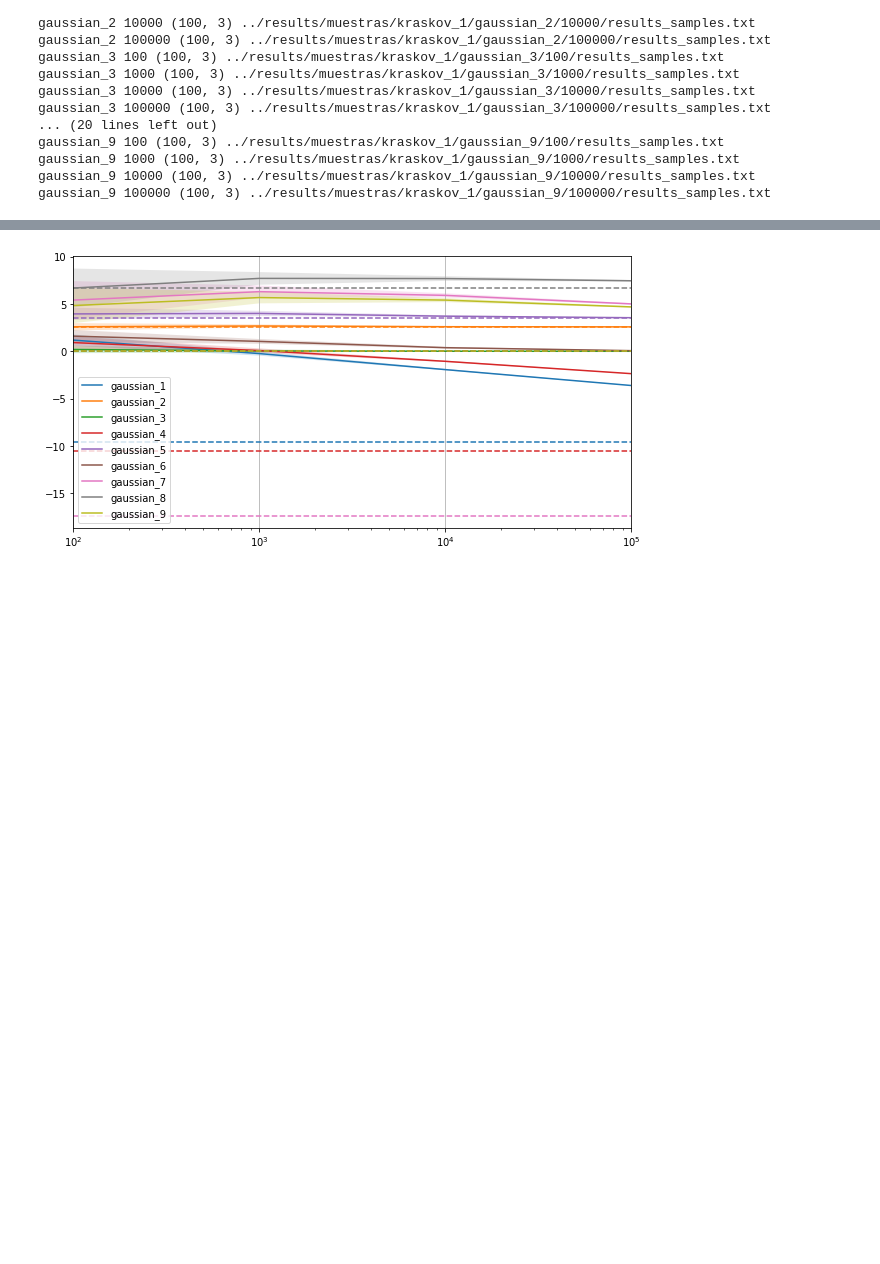
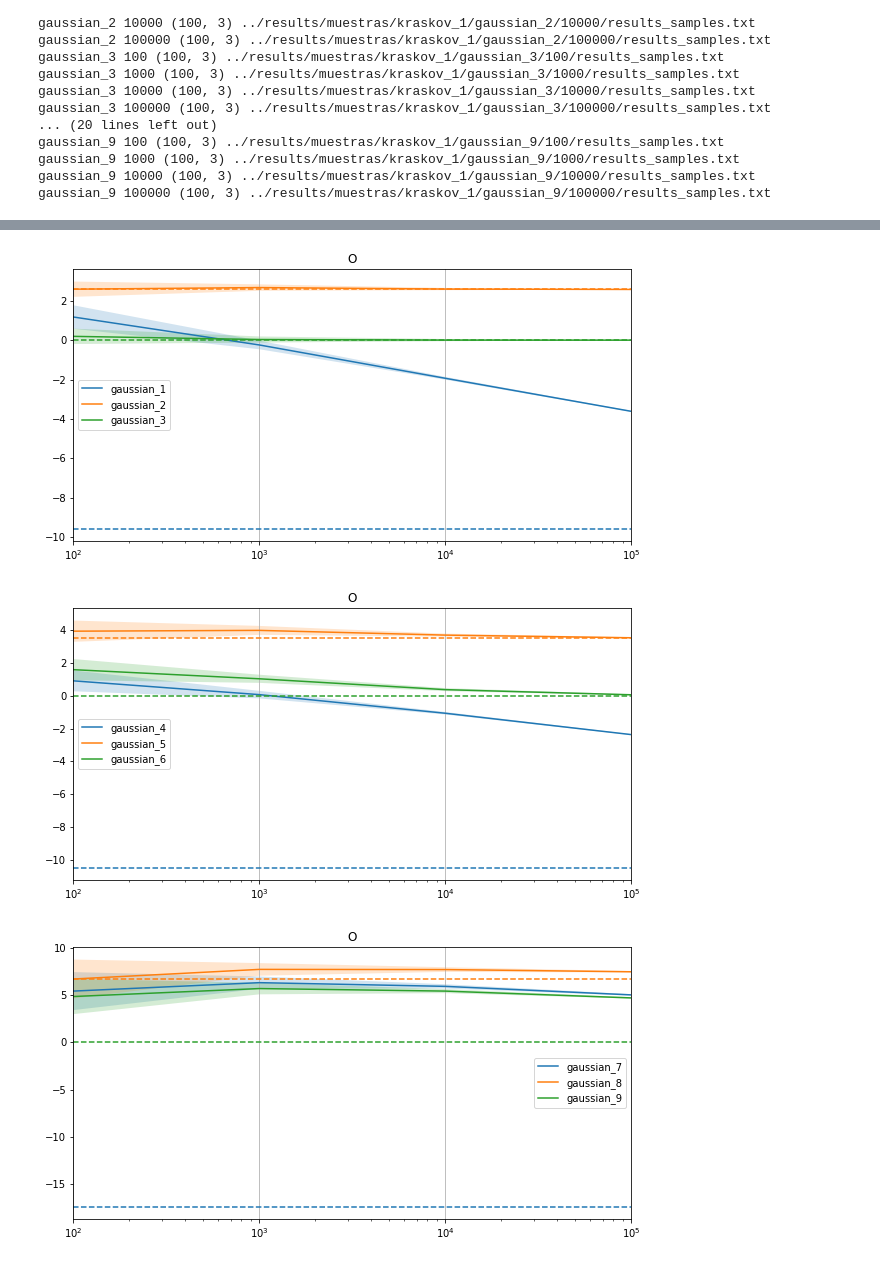
Before and after one commit to cjotade/whole-brain, a Jupyter notebook: src/display_results.ipynb, the cells around one changed output, grey strips where cells are left out. Saved outputs shown, nothing was run; the diff lists cells and outputs as text; code cells hidden in the pictures; blank space fills up the shorter version.

Commit message:
fixing group plot

```diff
--- a/src/display_results.ipynb
+++ b/src/display_results.ipynb
@@ -111,0 +45,3 @@ index = {
+# %%
+with open("../data/muestras/index.json", "r") as f:
+    index = json.load(f)
@@ -120,7 +76,7 @@ for gaussian_i in sorted(os.listdir(results_folder)):
         for i, metric_plot in enumerate(metrics_plot):
             ax.fill_between(mean.index, mean[metric_plot]-3*std[metric_plot], mean[metric_plot]+3*std[metric_plot], color=f"C{i}", alpha=0.5)
             ax.axhline(y=index[gaussian_i][metric_plot], color=f'C{i}', linestyle='--')
-        plt.title(gaussian_i)
+        plt.title(f"{gaussian_i} using Kraskov method")
         ax.set_xscale('log')
         plt.xlim(10**2, 10**5)
         plt.grid(axis="x")
@@ -140,21 +96,25 @@ for gaussian_i in sorted(os.listdir(results_folder)):
 # %%
-fig, ax = plt.subplots(figsize=(10,5))
-for i, gaussian_i in enumerate(sorted(os.listdir(results_folder))):
-    try:
-        mean = pd.DataFrame(gaussian_results[gaussian_i]["mean"], columns=["TC", "DTC", "O"], index=[100, 1000, 10000, 100000])
-        std = pd.DataFrame(gaussian_results[gaussian_i]["std"], columns=["TC", "DTC", "O"], index=[100, 1000, 10000, 100000])
-        mean = mean.rename(columns={"O": gaussian_i})
-
-        mean[[gaussian_i]].plot(ax=ax)
-        ax.fill_between(mean.index, mean[gaussian_i]-3*std["O"], mean[gaussian_i]+3*std["O"], alpha=0.2)
-        ax.axhline(y=index[gaussian_i]["O"], color=f"C{i}", linestyle='--')
-        ax.set_xscale('log')
-        plt.xlim(10**2, 10**5)
-        plt.grid(axis="x")
-    except:
-        pass
+metric_plot = "O"
+i = 0
+for gaussian_i in sorted(os.listdir(results_folder)):
+    if i % 3 == 0:
+        i = 0
+        fig, ax = plt.subplots(figsize=(10,5))
+    mean = pd.DataFrame(gaussian_results[gaussian_i]["mean"], columns=["TC", "DTC", "O"], index=[100, 1000, 10000, 100000])
+    std = pd.DataFrame(gaussian_results[gaussian_i]["std"], columns=["TC", "DTC", "O"], index=[100, 1000, 10000, 100000])
+    mean = mean.rename(columns={metric_plot: gaussian_i})
+    mean[[gaussian_i]].plot(ax=ax)
+    ax.fill_between(mean.index, mean[gaussian_i]-3*std[metric_plot], mean[gaussian_i]+3*std[metric_plot], alpha=0.2)
+    ax.axhline(y=index[gaussian_i][metric_plot], color=f"C{i}", linestyle='--')
+    ax.set_xscale('log')
+    ax.set_title(metric_plot)
+    plt.xlim(10**2, 10**5)
+    plt.grid(axis="x")
+    i += 1
 # %% [output]
-[figure, old version]
+[figure, new version]
+[figure, added]
+[figure, added]
 # %%
 from sklearn.decomposition import KernelPCA
 
```
Also changed, not shown: parts of 6 cells of this notebook.
